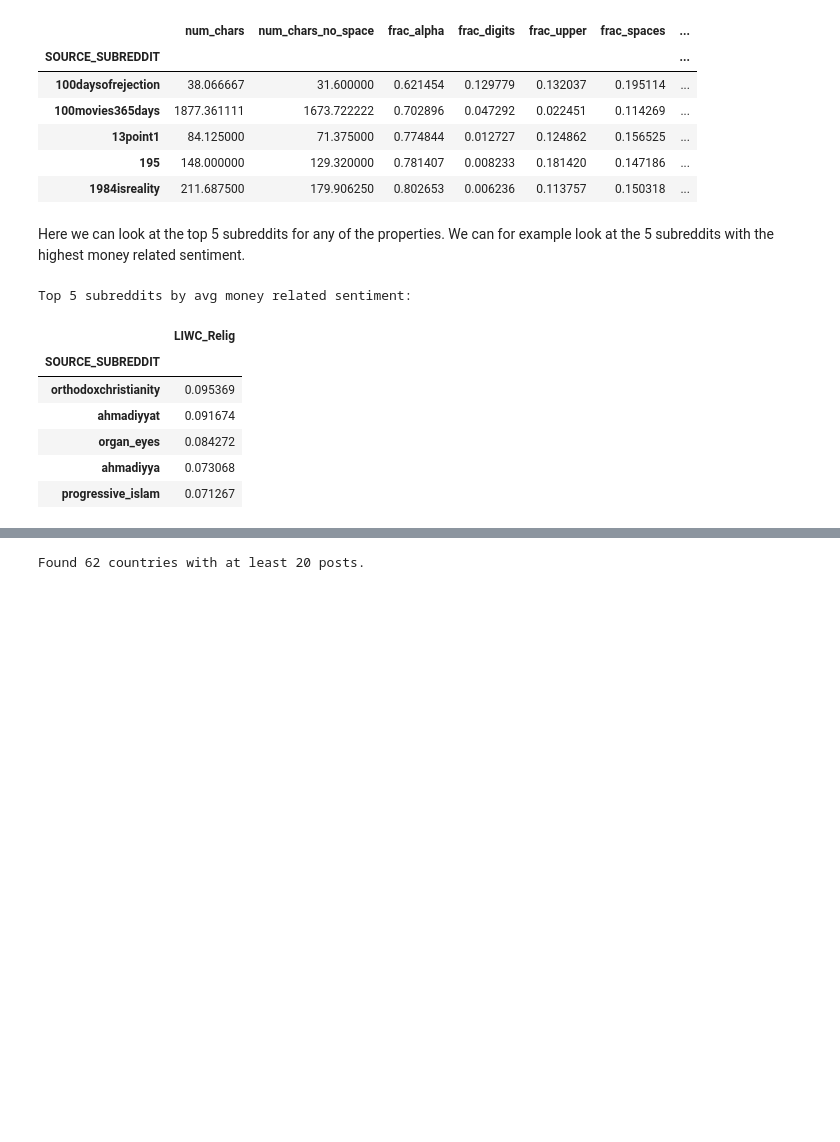
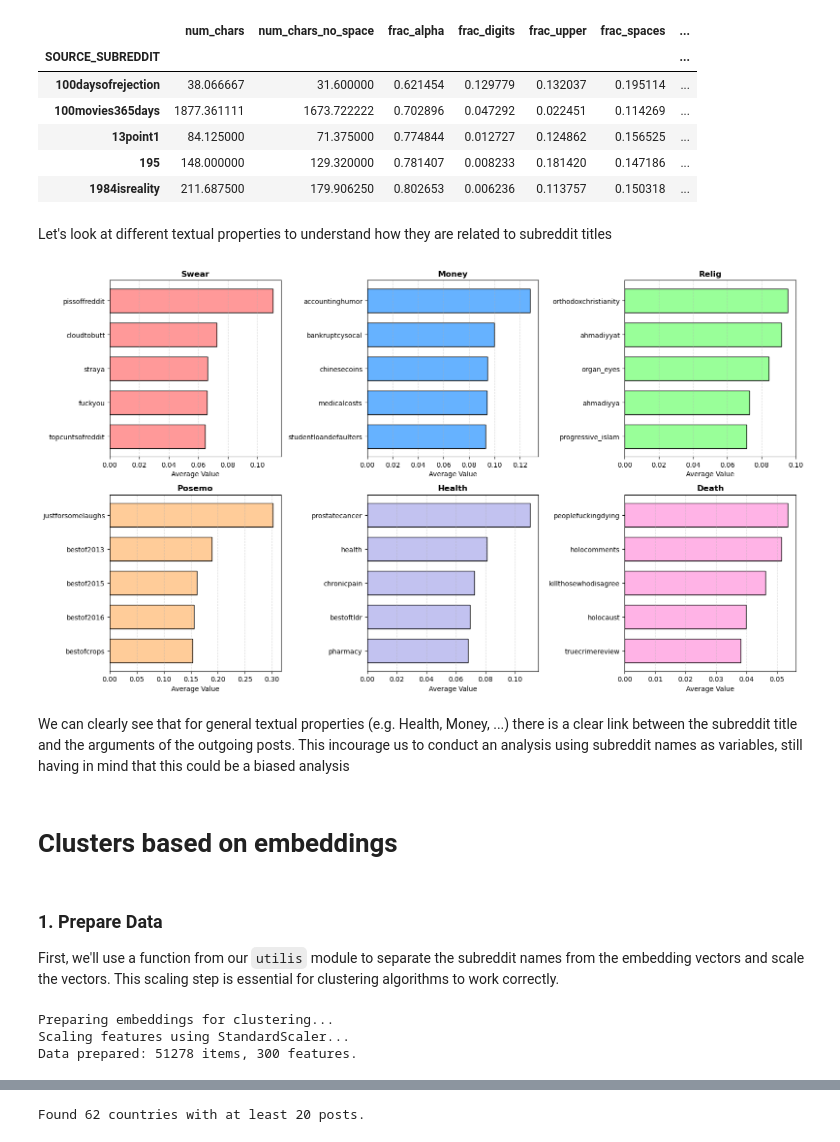
Before and after one commit to Darioliu28/ada-2025-project-djnpsgroup2025, a Jupyter notebook: results.ipynb, the cells around one changed output, grey strips where cells are left out. Cells and saved outputs as stored; diff of their text form; code cells hidden in the pictures; blank space fills up the shorter version.

Commit message:
Better visualization in the properties analysis and start of interaction analysis

```diff
--- a/results.ipynb
+++ b/results.ipynb
@@ -214,27 +209,26 @@ display(avg_props_by_subreddit.head())
 | 195 | 148.000000 | 129.320000 | 0.781407 | 0.008233 | 0.181420 | 0.147186 | ... |
 | 1984isreality | 211.687500 | 179.906250 | 0.802653 | 0.006236 | 0.113757 | 0.150318 | ... |
 # %% [markdown]
-Here we can look at the top 5 subreddits for any of the properties. We can for example look at the 5 subreddits with the highest money related sentiment.
+Let's look at different textual properties to understand how they are related to subreddit titles
 # %%
-top5_subreddits = {}
+target_metrics = [
+    'LIWC_Swear', 'LIWC_Money', 'LIWC_Relig',
+    'LIWC_Posemo', 'LIWC_Health', 'LIWC_Death'
+]
 
-for col in ut.post_props_cols:
-    # For each metric, take the top 5 subreddits
-    top5_subreddits[col] = (
-        avg_props_by_subreddit[[col]]
-        .sort_values(by=col, ascending=False)
-        .head(5)
-    )
-
-# Display the top 5 subreddits for sentiment negative as an example
-print("Top 5 subreddits by avg money related sentiment:\n")
-display(top5_subreddits["LIWC_Relig"]) # If you want to see another metric, change the column name here
+pl.plot_top_5_subreddits(avg_props_by_subreddit, target_metrics)
 # %% [output]
-Top 5 subreddits by avg money related sentiment:
-|  | LIWC_Relig |
-| SOURCE_SUBREDDIT |  |
-| orthodoxchristianity | 0.095369 |
-| ahmadiyyat | 0.091674 |
-| organ_eyes | 0.084272 |
-| ahmadiyya | 0.073068 |
-| progressive_islam | 0.071267 |
+[figure, added]
+# %% [markdown]
+We can clearly see that for general textual properties (e.g. Health, Money, ...) there is a clear link between the subreddit title and the arguments of the outgoing posts. This incourage us to conduct an analysis using subreddit names as variables, still having in mind that this could be a biased analysis
+# %% [markdown]
+# Clusters based on embeddings
+# %% [markdown]
+### 1. Prepare Data
+First, we'll use a function from our `utilis` module to separate the subreddit names from the embedding vectors and scale the vectors. This scaling step is essential for clustering algorithms to work correctly.
+# %%
+scaled_data, subreddit_labels = ut.prepare_embeddings_for_clustering(df_embeddings)
+# %% [output]
+Preparing embeddings for clustering...
+Scaling features using StandardScaler...
+Data prepared: 51278 items, 300 features.
```
Also changed, not shown: parts of 40 cells of this notebook, 3 other files.
